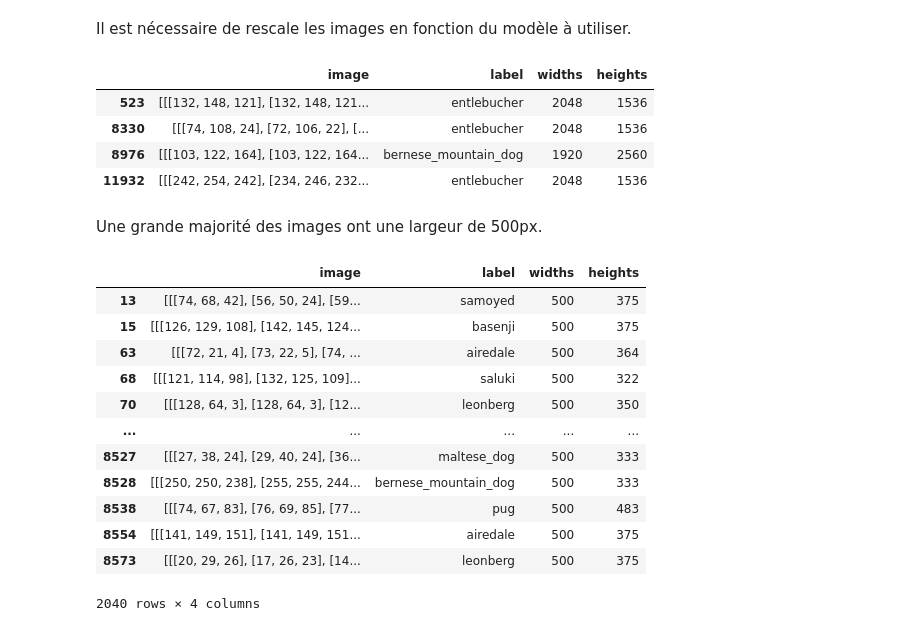
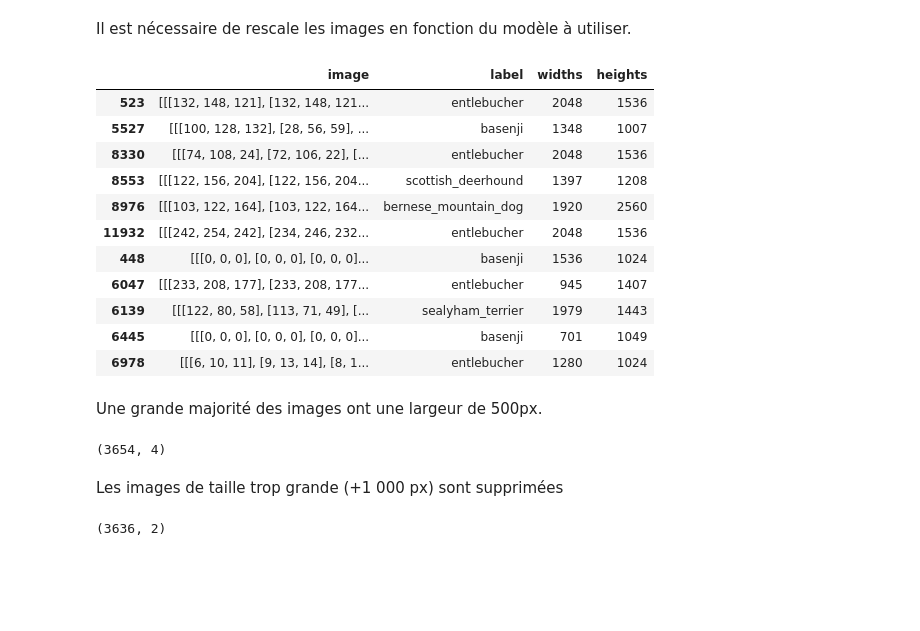
Before and after one commit to VincentNFR/openclassrooms_p06, a Jupyter notebook: analyse_exploratoire.ipynb, the cells around one changed output. Drawn from its saved outputs; the diff is of its cells as text; code cells hidden in the pictures; blank space fills up the shorter version.

```diff
--- a/analyse_exploratoire.ipynb
+++ b/analyse_exploratoire.ipynb
@@ -227,28 +239,25 @@ plt.show()
 # %% [markdown]
 Il est nécessaire de rescale les images en fonction du modèle à utiliser.
 # %%
-df[df['heights']>1500]
+df[df['heights']>1000]
 # %% [output]
 |  | image | label | widths | heights |
 | 523 | [[[132, 148, 121], [132, 148, 121... | entlebucher | 2048 | 1536 |
+| 5527 | [[[100, 128, 132], [28, 56, 59], ... | basenji | 1348 | 1007 |
 | 8330 | [[[74, 108, 24], [72, 106, 22], [... | entlebucher | 2048 | 1536 |
+| 8553 | [[[122, 156, 204], [122, 156, 204... | scottish_deerhound | 1397 | 1208 |
 | 8976 | [[[103, 122, 164], [103, 122, 164... | bernese_mountain_dog | 1920 | 2560 |
 | 11932 | [[[242, 254, 242], [234, 246, 232... | entlebucher | 2048 | 1536 |
+| 448 | [[[0, 0, 0], [0, 0, 0], [0, 0, 0]... | basenji | 1536 | 1024 |
+| 6047 | [[[233, 208, 177], [233, 208, 177... | entlebucher | 945 | 1407 |
+| 6139 | [[[122, 80, 58], [113, 71, 49], [... | sealyham_terrier | 1979 | 1443 |
+| 6445 | [[[0, 0, 0], [0, 0, 0], [0, 0, 0]... | basenji | 701 | 1049 |
+| 6978 | [[[6, 10, 11], [9, 13, 14], [8, 1... | entlebucher | 1280 | 1024 |
 # %% [markdown]
 Une grande majorité des images ont une largeur de 500px.
-# %%
-df[df['widths']==500]
-# %% [output]
-|  | image | label | widths | heights |
-| 13 | [[[74, 68, 42], [56, 50, 24], [59... | samoyed | 500 | 375 |
-| 15 | [[[126, 129, 108], [142, 145, 124... | basenji | 500 | 375 |
-| 63 | [[[72, 21, 4], [73, 22, 5], [74, ... | airedale | 500 | 364 |
-| 68 | [[[121, 114, 98], [132, 125, 109]... | saluki | 500 | 322 |
-| 70 | [[[128, 64, 3], [128, 64, 3], [12... | leonberg | 500 | 350 |
-| ... | ... | ... | ... | ... |
-| 8527 | [[[27, 38, 24], [29, 40, 24], [36... | maltese_dog | 500 | 333 |
-| 8528 | [[[250, 250, 238], [255, 255, 244... | bernese_mountain_dog | 500 | 333 |
-| 8538 | [[[74, 67, 83], [76, 69, 85], [77... | pug | 500 | 483 |
-| 8554 | [[[141, 149, 151], [141, 149, 151... | airedale | 500 | 375 |
-| 8573 | [[[20, 29, 26], [17, 26, 23], [14... | leonberg | 500 | 375 |
-2040 rows × 4 columns
+# %%
+df.shape
+# %% [output]
+(3654, 4)
+# %% [markdown]
+Les images de taille trop grande (+1 000 px) sont supprimées
@@ -254,0 +269,4 @@ df[df['widths']==500]
+# %%
+df.shape
+# %% [output]
+(3636, 2)
```
Also changed, not shown: parts of 10 cells of this notebook.
